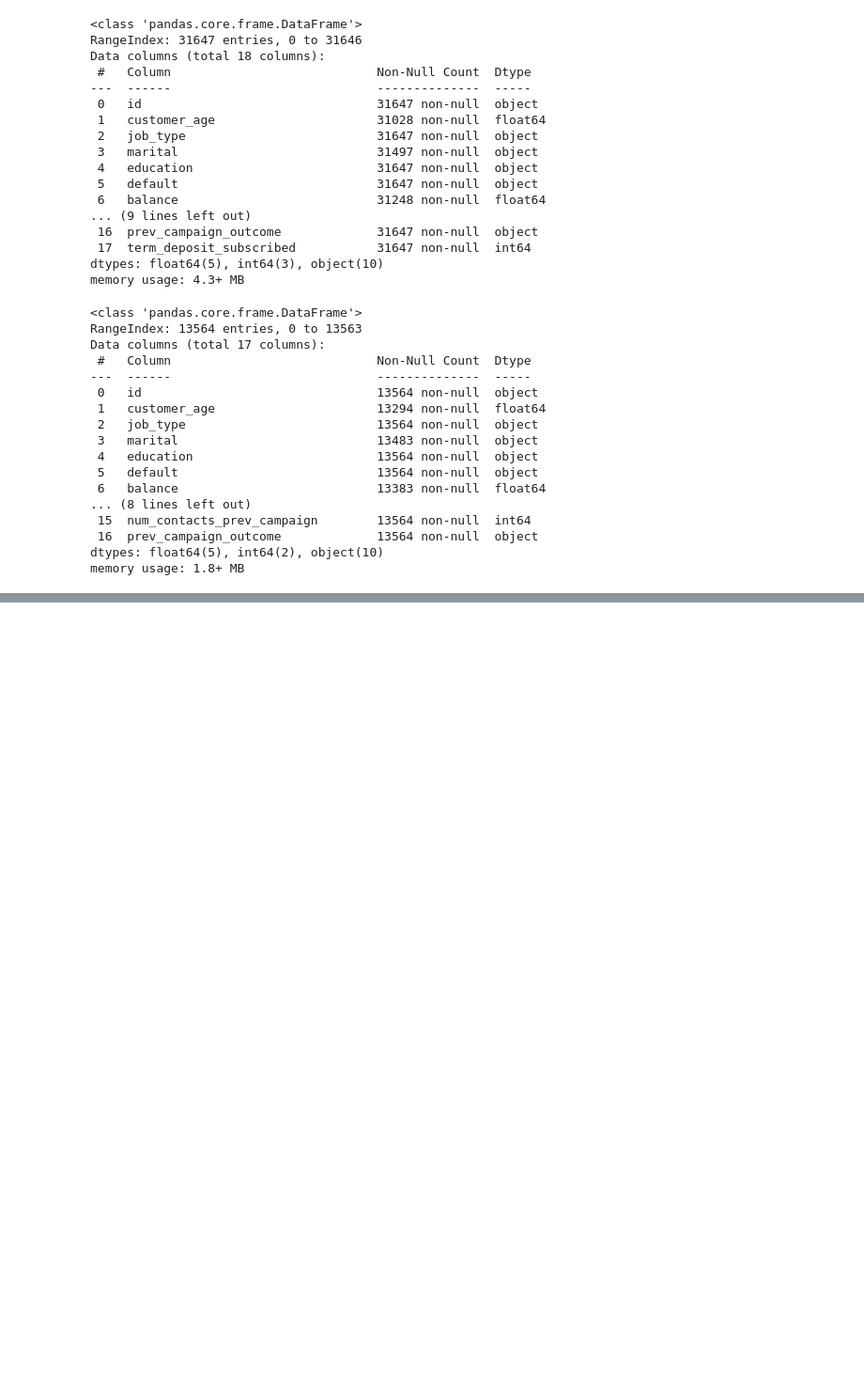
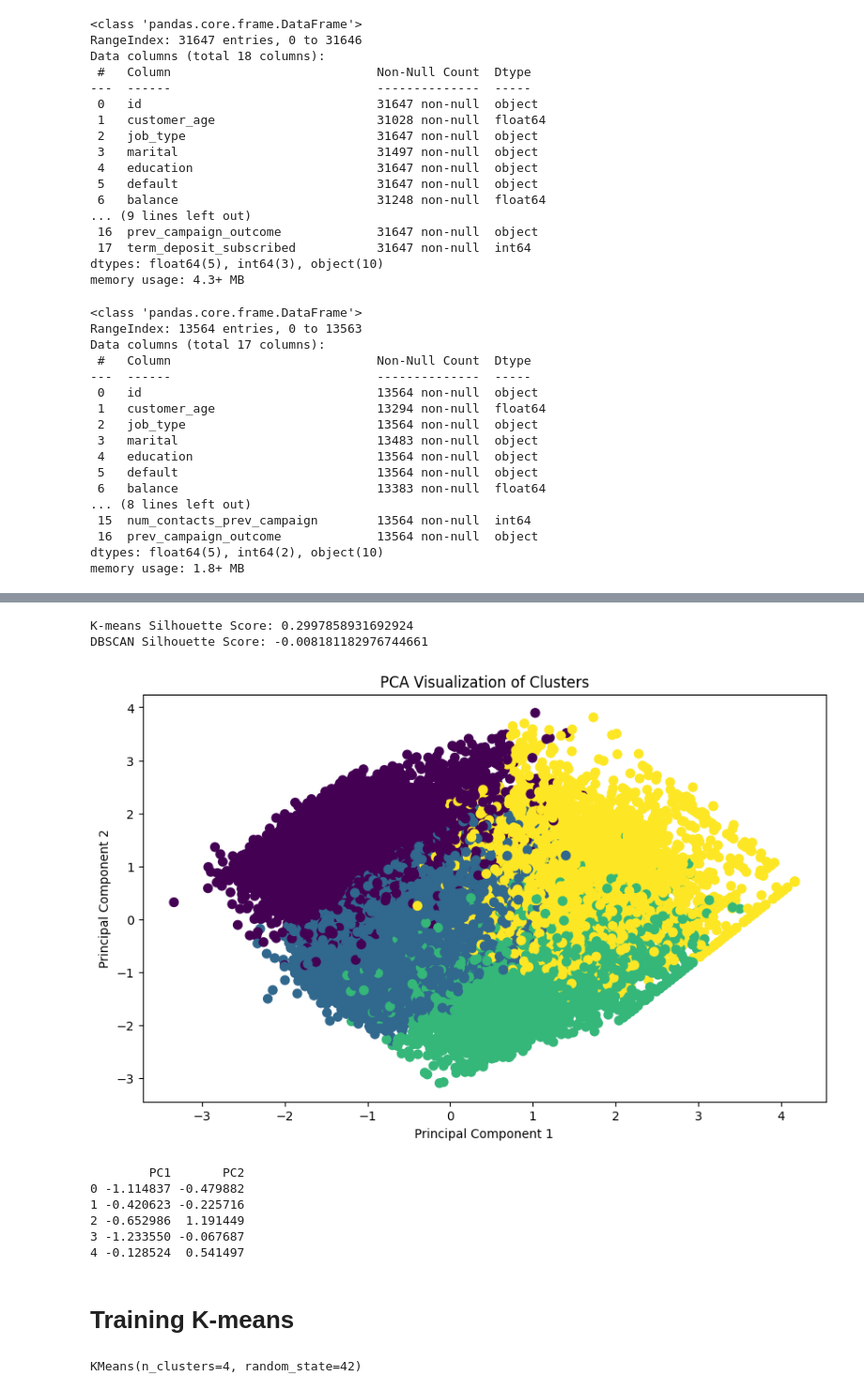
Before and after one commit to bintabinty/customer-segmentation-for-bank, a Jupyter notebook: Week_03_Submission____Dec_Batch_ipynb_ipynb.ipynb, the cells around one changed output, grey strips where cells are left out. Shown at 94% size. Drawn from its saved outputs; the diff is of its cells as text; code cells hidden in the pictures; blank space fills up the shorter version.

```diff
--- a/Week_03_Submission____Dec_Batch_ipynb_ipynb.ipynb
+++ b/Week_03_Submission____Dec_Batch_ipynb_ipynb.ipynb
@@ -120,0 +317,4 @@ missing_values_test_filled = test_df_filled.isnull().sum()
+# %%
+optimal_k = 4  # Assuming we found 4 as the optimal number of clusters
+kmeans = KMeans(n_clusters=optimal_k, random_state=42)
+kmeans_clusters = kmeans.fit_predict(scaled_data)
@@ -120,0 +332,35 @@ missing_values_test_filled = test_df_filled.isnull().sum()
+# %%
+print(f'K-means Silhouette Score: {kmeans_silhouette}')
+print(f'DBSCAN Silhouette Score: {dbscan_silhouette}')
+# %% [output]
+K-means Silhouette Score: 0.2997858931692924
+DBSCAN Silhouette Score: -0.008181182976744661
+# %%
+from sklearn.decomposition import PCA
+
+# Apply PCA
+pca = PCA(n_components=2)  # Reduce to 2 dimensions for visualization
+pca_components = pca.fit_transform(scaled_data)
+# %%
+# Plot PCA components
+plt.figure(figsize=(10, 6))
+plt.scatter(pca_components[:, 0], pca_components[:, 1], c=kmeans_clusters, cmap='viridis', s=50)
+plt.xlabel('Principal Component 1')
+plt.ylabel('Principal Component 2')
+plt.title('PCA Visualization of Clusters')
+plt.show()
+# %% [output]
+[figure, added]
+# %%
+# Display PCA dataframe
+pca_df = pd.DataFrame(data=pca_components, columns=['PC1', 'PC2'])
+print(pca_df.head())
+# %% [output]
+        PC1       PC2
+0 -1.114837 -0.479882
+1 -0.420623 -0.225716
+2 -0.652986  1.191449
+3 -1.233550 -0.067687
+4 -0.128524  0.541497
+# %% [markdown]
+# Training K-means
@@ -120,0 +371,6 @@ missing_values_test_filled = test_df_filled.isnull().sum()
+# %%
+# Train K-means on the scaled train data
+kmeans = KMeans(n_clusters=optimal_k, random_state=42)
+kmeans.fit(scaled_data)
+# %% [output]
+KMeans(n_clusters=4, random_state=42)
```
Also changed, not shown: parts of 58 cells of this notebook.
